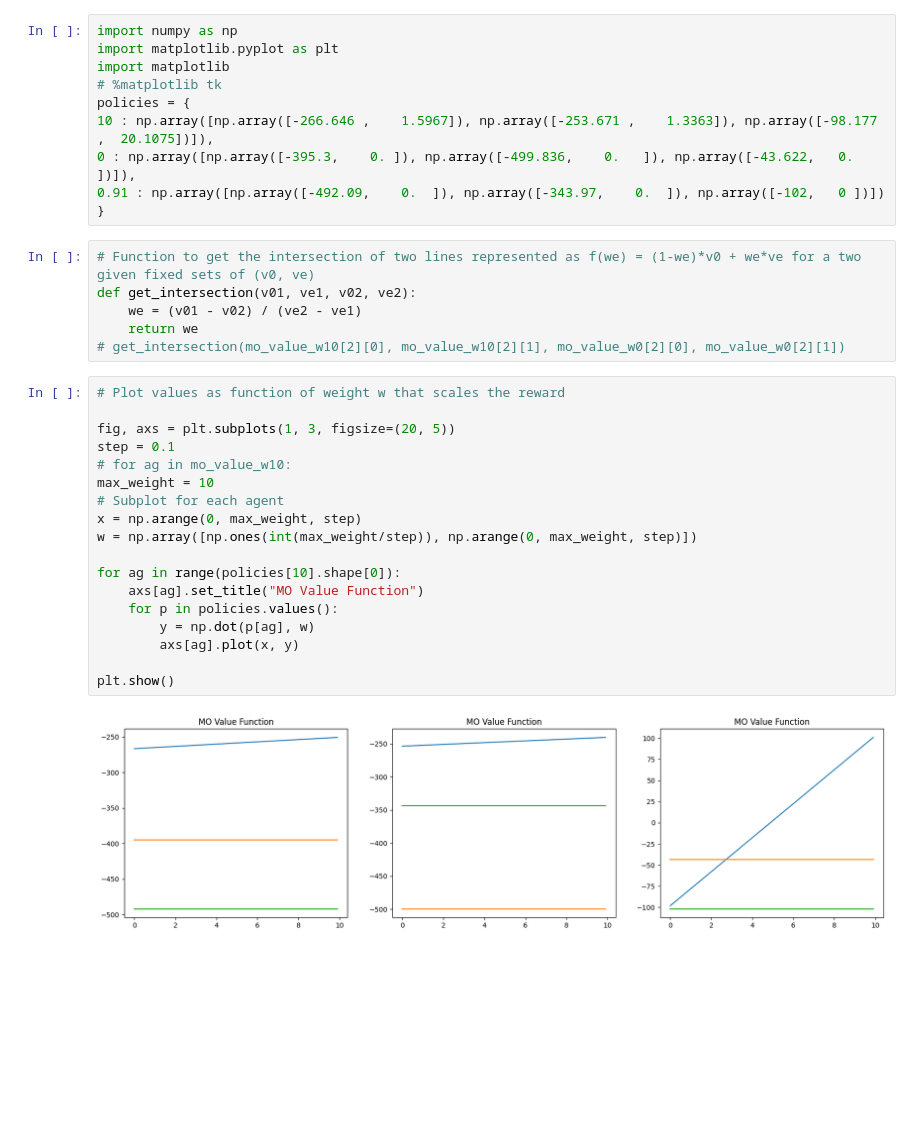
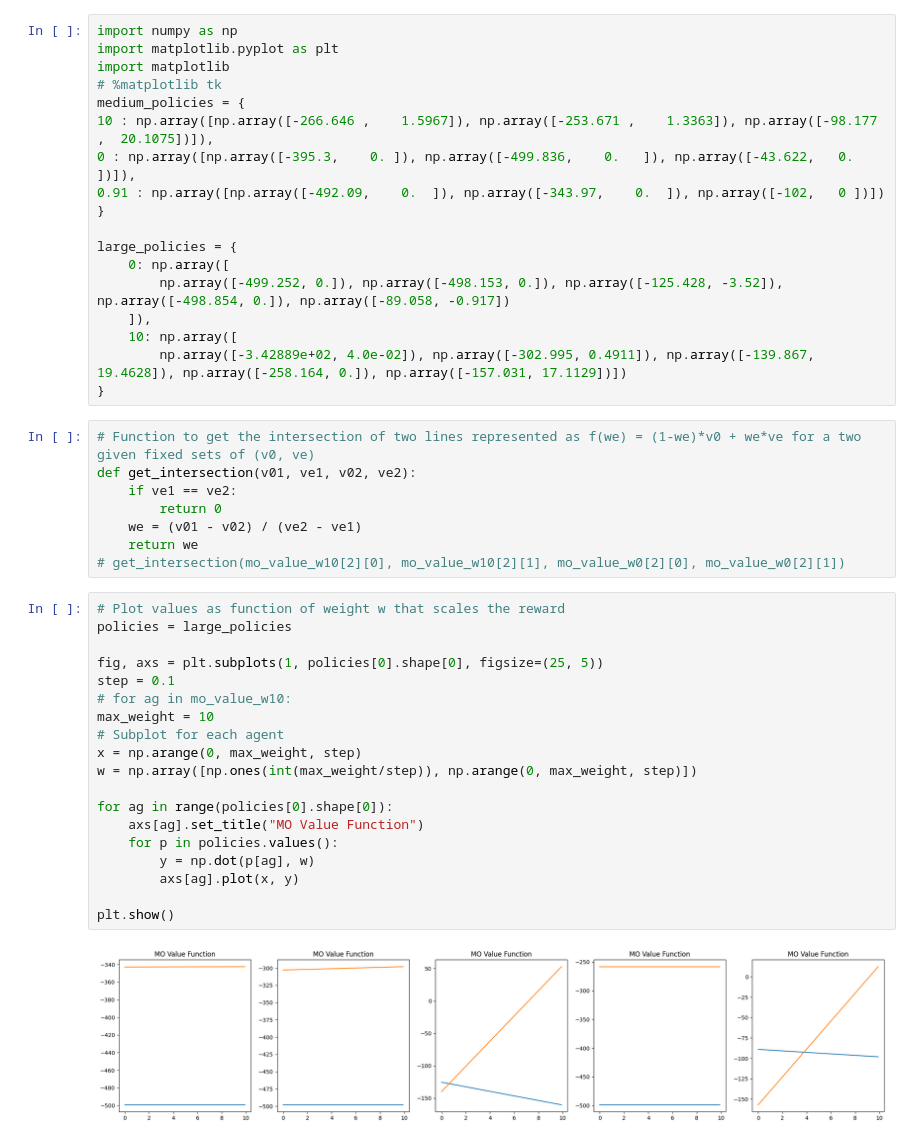
Before and after one commit to maymac00/MAEGG_IPPO, a Jupyter notebook: ols_visualize.ipynb, the cells around one changed output. Drawn from its saved outputs; the diff is of its cells as text; blank space fills up the shorter version.

```diff
--- a/ols_visualize.ipynb
+++ b/ols_visualize.ipynb
@@ -3,35 +3,46 @@ import numpy as np
 import matplotlib.pyplot as plt
 import matplotlib
 # %matplotlib tk
-policies = {
+medium_policies = {
 10 : np.array([np.array([-266.646 ,    1.5967]), np.array([-253.671 ,    1.3363]), np.array([-98.177 ,  20.1075])]),
 0 : np.array([np.array([-395.3,    0. ]), np.array([-499.836,    0.   ]), np.array([-43.622,   0.   ])]),
 0.91 : np.array([np.array([-492.09,    0.  ]), np.array([-343.97,    0.  ]), np.array([-102,   0 ])])
 }
+
+large_policies = {
+    0: np.array([
+        np.array([-499.252, 0.]), np.array([-498.153, 0.]), np.array([-125.428, -3.52]), np.array([-498.854, 0.]), np.array([-89.058, -0.917])
+    ]),
+    10: np.array([
+        np.array([-3.42889e+02, 4.0e-02]), np.array([-302.995, 0.4911]), np.array([-139.867, 19.4628]), np.array([-258.164, 0.]), np.array([-157.031, 17.1129])])
+}
 # %%
 # Function to get the intersection of two lines represented as f(we) = (1-we)*v0 + we*ve for a two given fixed sets of (v0, ve)
 def get_intersection(v01, ve1, v02, ve2):
+    if ve1 == ve2:
+        return 0
     we = (v01 - v02) / (ve2 - ve1)
     return we
 # get_intersection(mo_value_w10[2][0], mo_value_w10[2][1], mo_value_w0[2][0], mo_value_w0[2][1])
 # %%
 # Plot values as function of weight w that scales the reward
+policies = large_policies
 
-fig, axs = plt.subplots(1, 3, figsize=(20, 5))
+fig, axs = plt.subplots(1, policies[0].shape[0], figsize=(25, 5))
 step = 0.1
 # for ag in mo_value_w10:
 max_weight = 10
 # Subplot for each agent
 x = np.arange(0, max_weight, step)
 w = np.array([np.ones(int(max_weight/step)), np.arange(0, max_weight, step)])
 
-for ag in range(policies[10].shape[0]):
+for ag in range(policies[0].shape[0]):
     axs[ag].set_title("MO Value Function")
     for p in policies.values():
         y = np.dot(p[ag], w)
         axs[ag].plot(x, y)
 
 plt.show()
 # %% [output]
-[figure, old version]
+[figure, new version]
 # %%
```
Also changed, not shown: parts of 2 cells of this notebook, 1 other file.
